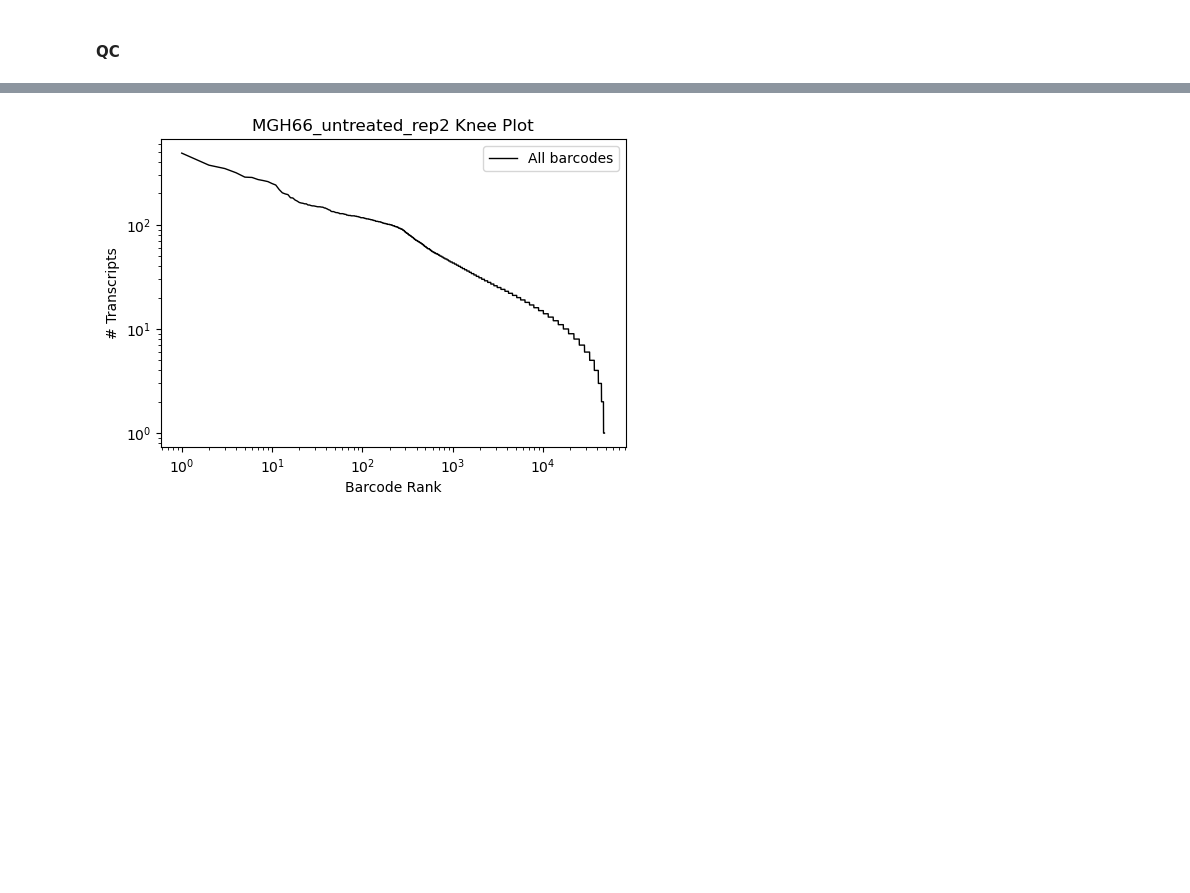
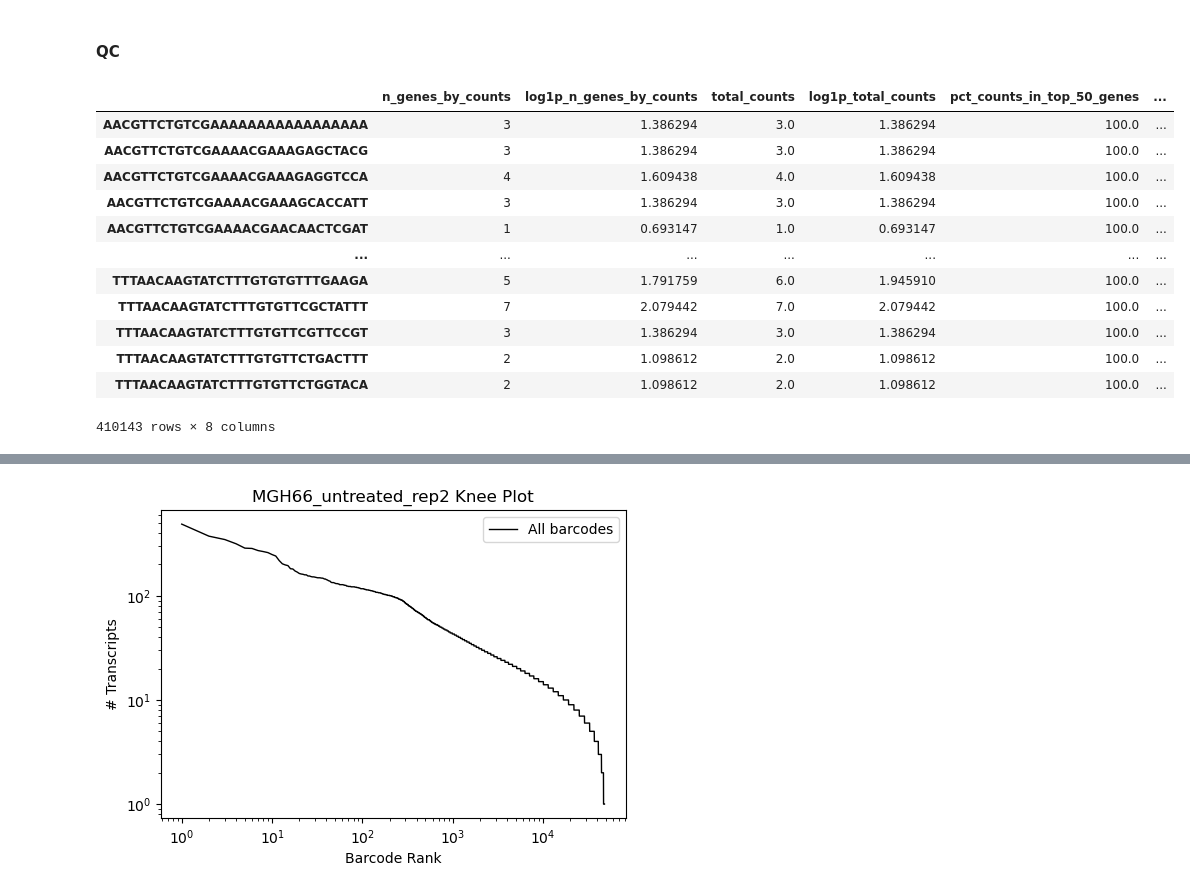
Before and after one commit to RishDaFish2550/scRNAseq-Pipeline, a Jupyter notebook: scripts/BacDrop_analysis.ipynb, the cells around one changed output, grey strips where cells are left out. Cells and saved outputs as stored; diff of their text form; code cells hidden in the pictures; blank space fills up the shorter version.

```diff
--- a/scripts/BacDrop_analysis.ipynb
+++ b/scripts/BacDrop_analysis.ipynb
@@ -22,3 +22,19 @@ rep1_ranked_counts = rep1d.obs['total_counts'].sort_values(ascending=False).valu
 
 sc.pp.calculate_qc_metrics(rep2d, inplace=True)
 rep2_ranked_counts = rep2d.obs['total_counts'].sort_values(ascending=False).values
+# %%
+rep1d.obs
+# %% [output]
+|  | n_genes_by_counts | log1p_n_genes_by_counts | total_counts | log1p_total_counts | pct_counts_in_top_50_genes | ... |
+| AACGTTCTGTCGAAAAAAAAAAAAAAAAA | 3 | 1.386294 | 3.0 | 1.386294 | 100.0 | ... |
+| AACGTTCTGTCGAAAACGAAAGAGCTACG | 3 | 1.386294 | 3.0 | 1.386294 | 100.0 | ... |
+| AACGTTCTGTCGAAAACGAAAGAGGTCCA | 4 | 1.609438 | 4.0 | 1.609438 | 100.0 | ... |
+| AACGTTCTGTCGAAAACGAAAGCACCATT | 3 | 1.386294 | 3.0 | 1.386294 | 100.0 | ... |
+| AACGTTCTGTCGAAAACGAACAACTCGAT | 1 | 0.693147 | 1.0 | 0.693147 | 100.0 | ... |
+| ... | ... | ... | ... | ... | ... | ... |
+| TTTAACAAGTATCTTTGTGTGTTTGAAGA | 5 | 1.791759 | 6.0 | 1.945910 | 100.0 | ... |
+| TTTAACAAGTATCTTTGTGTTCGCTATTT | 7 | 2.079442 | 7.0 | 2.079442 | 100.0 | ... |
+| TTTAACAAGTATCTTTGTGTTCGTTCCGT | 3 | 1.386294 | 3.0 | 1.386294 | 100.0 | ... |
+| TTTAACAAGTATCTTTGTGTTCTGACTTT | 2 | 1.098612 | 2.0 | 1.098612 | 100.0 | ... |
+| TTTAACAAGTATCTTTGTGTTCTGGTACA | 2 | 1.098612 | 2.0 | 1.098612 | 100.0 | ... |
+410143 rows × 8 columns
```
Also changed, not shown: parts of 2 cells of this notebook, 15 other files.
